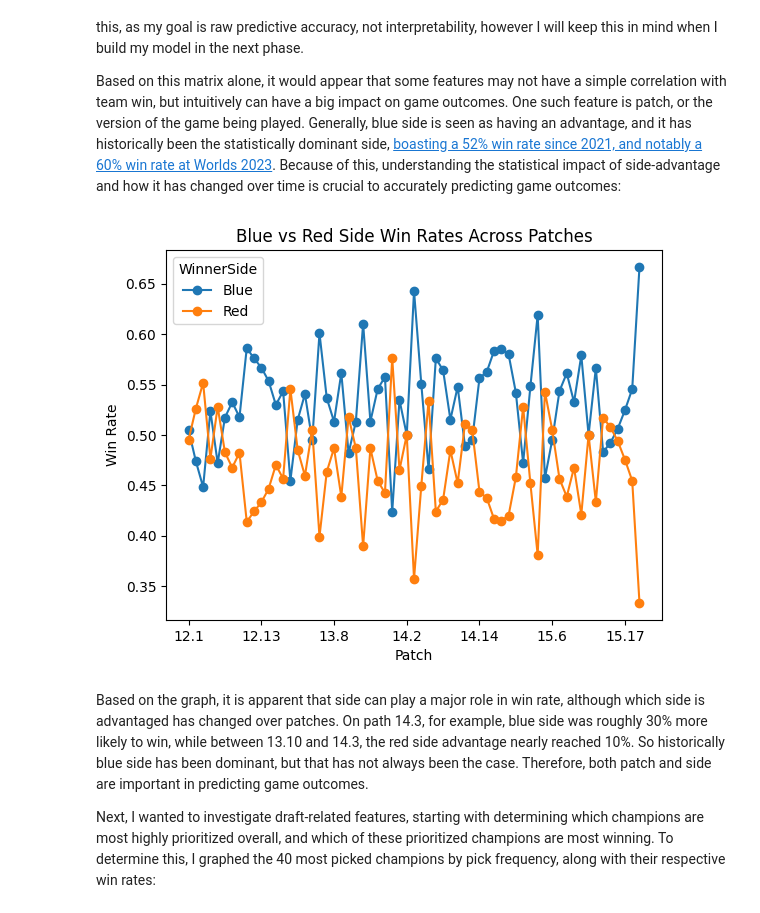
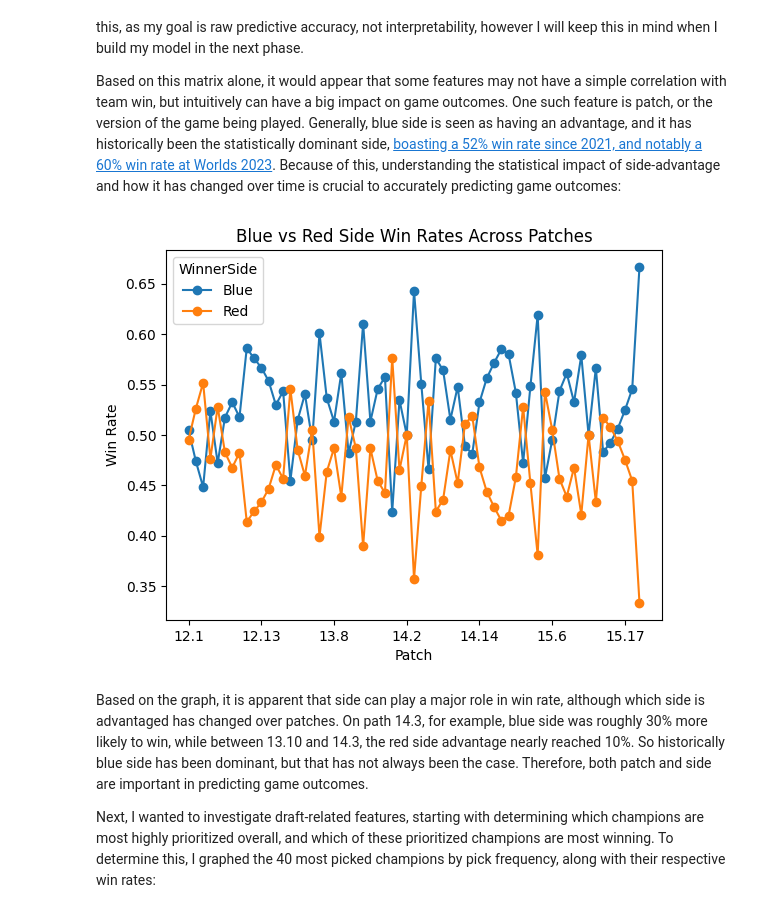
Before and after one commit to km5762/lol-esports-match-prediction, a Jupyter notebook: eda.ipynb, the cells around one changed output. Drawn from its saved outputs; the diff is of its cells as text; code cells hidden in the pictures.

```diff
--- a/eda.ipynb
+++ b/eda.ipynb
@@ -42,14 +42,11 @@ site = EsportsClient("lol")
 cached_client = CachedCargoClient(site.cargo_client)
 
 
-def get_cutoff(years_back=2):
-    year = datetime.now(timezone.utc).year - years_back
-    return f"{year}-01-01 00:00:00"
-
-
 def fetch_games(years_back=3):
     all_games = []
-    cutoff_str = get_cutoff(years_back)
+    year = datetime.now(timezone.utc).year - years_back
+    # normalized cutoff instead of x years from today - done to allow for more cache hits
+    cutoff_str = f"{year}-01-01 00:00:00"
 
     offset = 0
     while True:
@@ -263,28 +260,28 @@ From this correlation matrix, it is apparent that, outside of draft, each team's
 Based on this matrix alone, it would appear that some features may not have a simple correlation with team win, but intuitively can have a big impact on game outcomes. One such feature is patch, or the version of the game being played. Generally, blue side is seen as having an advantage, and it has historically been the statistically dominant side, [boasting a 52% win rate since 2021, and notably a 60% win rate at Worlds 2023](https://www.sheepesports.com/en/articles/lol-worlds-2024-in-numbers-after-week-1/en). Because of this, understanding the statistical impact of side-advantage and how it has changed over time is crucial to accurately predicting game outcomes:
 # %%
 df["WinnerSide"] = df.apply(
-    lambda row: "Blue" if row["WinTeam"] == row["Team1"] else "Red", axis=1
+    lambda row: "Blue" if row["Team1Blue"] and row["Team1Win"] else "Red", axis=1
 )
 
 patch_winrates = (
     df.groupby(["LegacyPatch", "WinnerSide"]).size().reset_index(name="Wins")
 )
 total_matches = df.groupby("LegacyPatch").size().reset_index(name="Total")
 
 patch_winrates = patch_winrates.merge(total_matches, on="LegacyPatch")
 patch_winrates["WinRate"] = patch_winrates["Wins"] / patch_winrates["Total"]
 
 winrate_pivot = patch_winrates.pivot(
     index="LegacyPatch", columns="WinnerSide", values="WinRate"
 )
 
 winrate_pivot.sort_index().plot(kind="line", marker="o")
 plt.title("Blue vs Red Side Win Rates Across Patches")
 plt.ylabel("Win Rate")
 plt.xlabel("Patch")
 plt.show()
 # %% [output]
-[figure, old version]
+[figure, new version]
 # %% [markdown]
 Based on the graph, it is apparent that side can play a major role in win rate, although which side is advantaged has changed over patches. On path 14.3, for example, blue side was roughly 30% more likely to win, while between 13.10 and 14.3, the red side advantage nearly reached 10%. So historically blue side has been dominant, but that has not always been the case. Therefore, both patch and side are important in predicting game outcomes.
 
```
Also changed, not shown: parts of 2 cells of this notebook.
